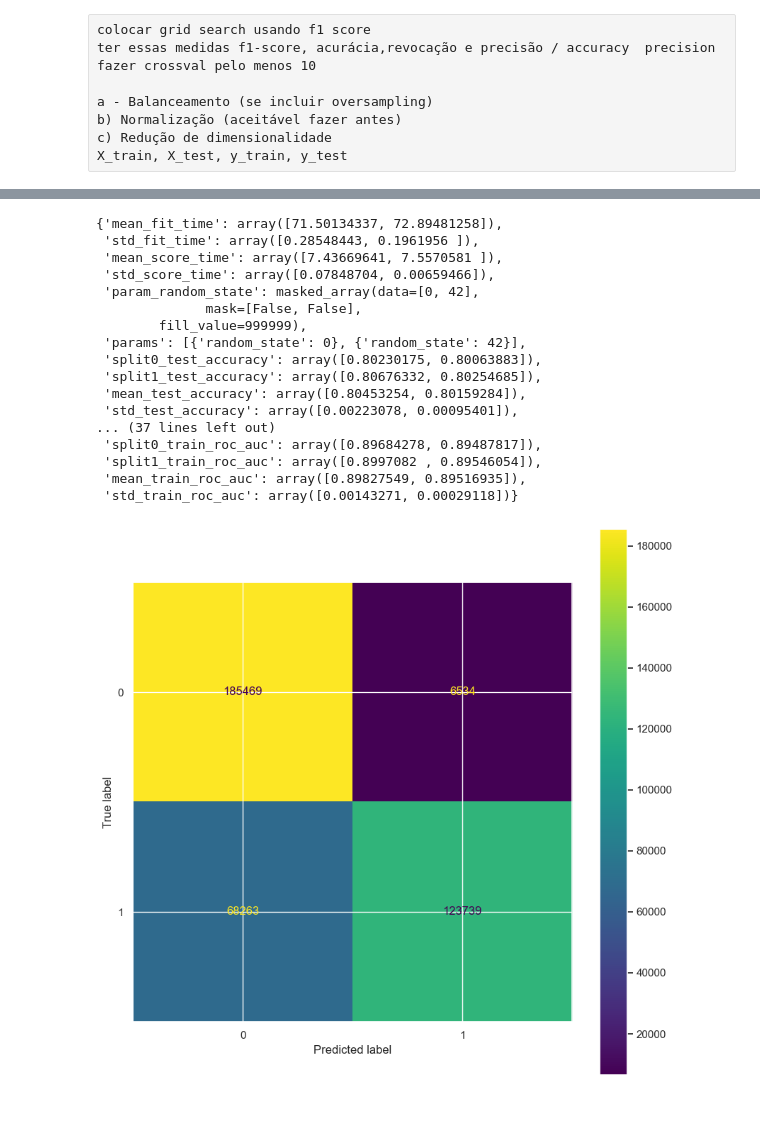
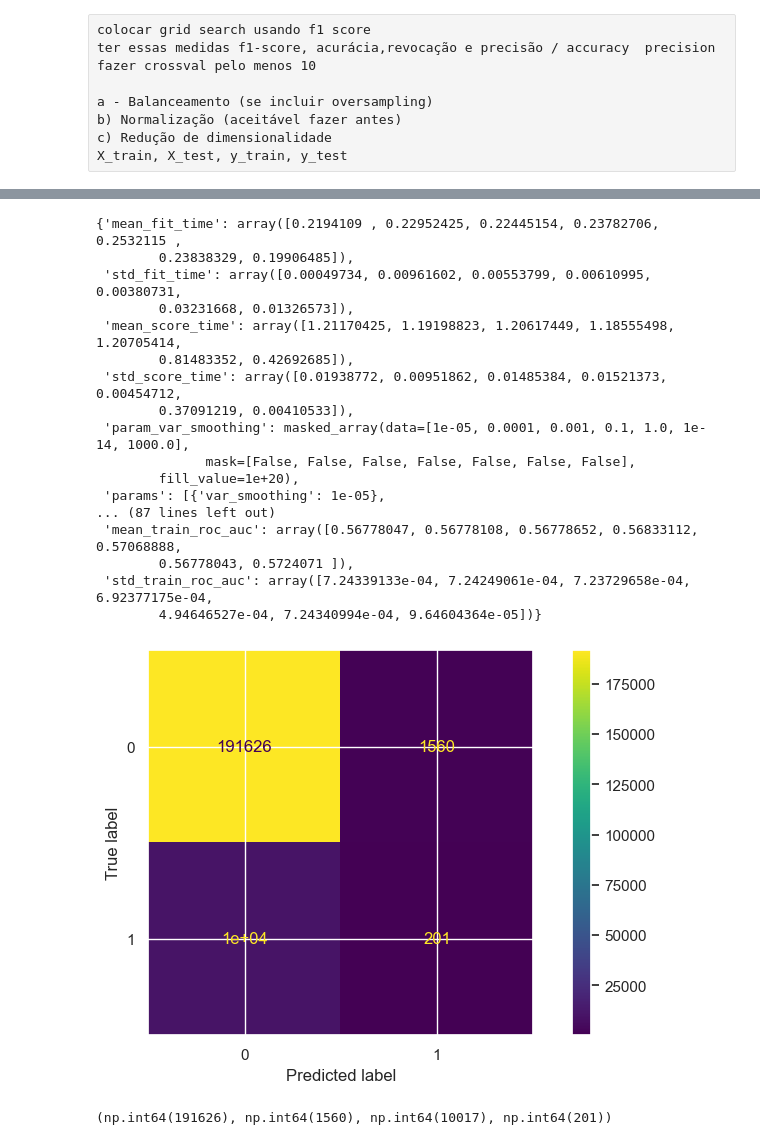
Before and after one commit to AlexCecconi/ReconhecimentoPadroes_FrenchInsurance, a Jupyter notebook: Motor_Insurance_Project.ipynb, the cells around one changed output, grey strips where cells are left out. Drawn from its saved outputs; the diff is of its cells as text; code cells hidden in the pictures; blank space fills up the shorter version.

```diff
--- a/Motor_Insurance_Project.ipynb
+++ b/Motor_Insurance_Project.ipynb
@@ -521,22 +525,16 @@ X_res.shape
 # %%
-#X_train, X_test, y_train, y_test = train_test_split( scaler.fit_transform(X), y, test_size=0.30, random_state=42, stratify = y)
-X_train, X_test, y_train, y_test = train_test_split( scaler.fit_transform(X_res), y_res, test_size=0.30, random_state=42, stratify = y_res)
+X_train, X_test, y_train, y_test = train_test_split( scaler.fit_transform(X), y, test_size=0.30, random_state=42, stratify = y)
+#X_train, X_test, y_train, y_test = train_test_split( scaler.fit_transform(X_res), y_res, test_size=0.30, random_state=42, stratify = y_res)
 # %%
+#Medidas para avaliar no GridSearch
 scoring = ['accuracy', 'precision', 'recall', 'f1' , 'roc_auc']
-#scoring = {'prec': 'precision', 'f1': make_scorer(f1_score)   }
-#param={'var_smoothing': [0.00001, 0.0001, 0.001, 0.1, 1, 0.00000000000001]}
-#param_grid_nb = { 'alpha': np.logspace(0,-9, num=10) }
-param={'random_state': [0,42]}
-
-from sklearn.naive_bayes import GaussianNB
-from sklearn.ensemble import RandomForestClassifier
+#Hiperparametros do naive bayes
+param={'var_smoothing': [0.00001, 0.0001, 0.001, 0.1, 1, 0.00000000000001,1000]}
 
 
-#
-
-
-Model_grid = GridSearchCV( estimator=RandomForestClassifier(random_state=0, max_depth = 10), param_grid = param , verbose=3, cv=2, n_jobs=-2, return_train_score = True, scoring = scoring, refit = 'f1')
-Model_grid.fit(X_train, y_train)
+Model_grid = GridSearchCV( estimator=GaussianNB(), param_grid = param , verbose=3, cv=2, n_jobs=-2, return_train_score = True,
+                          scoring = scoring, refit = 'f1')
+Model_grid.fit(X_train, y_train )
 
 print(Model_grid.score(X_test,y_test) )
 print(Model_grid.best_estimator_)
@@ -565,20 +552,21 @@ plt.show()
 # %%
+#Todos os resultados
 Model_grid.cv_results_
 # %% [output]
-{'mean_fit_time': array([71.50134337, 72.89481258]),
- 'std_fit_time': array([0.28548443, 0.1961956 ]),
- 'mean_score_time': array([7.43669641, 7.5570581 ]),
- 'std_score_time': array([0.07848704, 0.00659466]),
- 'param_random_state': masked_array(data=[0, 42],
-              mask=[False, False],
-        fill_value=999999),
- 'params': [{'random_state': 0}, {'random_state': 42}],
- 'split0_test_accuracy': array([0.80230175, 0.80063883]),
- 'split1_test_accuracy': array([0.80676332, 0.80254685]),
- 'mean_test_accuracy': array([0.80453254, 0.80159284]),
- 'std_test_accuracy': array([0.00223078, 0.00095401]),
-... (37 lines left out)
- 'split0_train_roc_auc': array([0.89684278, 0.89487817]),
- 'split1_train_roc_auc': array([0.8997082 , 0.89546054]),
- 'mean_train_roc_auc': array([0.89827549, 0.89516935]),
- 'std_train_roc_auc': array([0.00143271, 0.00029118])}
+{'mean_fit_time': array([0.2194109 , 0.22952425, 0.22445154, 0.23782706, 0.2532115 ,
+        0.23838329, 0.19906485]),
+ 'std_fit_time': array([0.00049734, 0.00961602, 0.00553799, 0.00610995, 0.00380731,
+        0.03231668, 0.01326573]),
+ 'mean_score_time': array([1.21170425, 1.19198823, 1.20617449, 1.18555498, 1.20705414,
+        0.81483352, 0.42692685]),
+ 'std_score_time': array([0.01938772, 0.00951862, 0.01485384, 0.01521373, 0.00454712,
+        0.37091219, 0.00410533]),
+ 'param_var_smoothing': masked_array(data=[1e-05, 0.0001, 0.001, 0.1, 1.0, 1e-14, 1000.0],
+              mask=[False, False, False, False, False, False, False],
+        fill_value=1e+20),
+ 'params': [{'var_smoothing': 1e-05},
+... (87 lines left out)
+ 'mean_train_roc_auc': array([0.56778047, 0.56778108, 0.56778652, 0.56833112, 0.57068888,
+        0.56778043, 0.5724071 ]),
+ 'std_train_roc_auc': array([7.24339133e-04, 7.24249061e-04, 7.23729658e-04, 6.92377175e-04,
+        4.94646527e-04, 7.24340994e-04, 9.64604364e-05])}
@@ -590,11 +573,12 @@ param_grid = [
 # %%
-from sklearn.datasets import make_classification
-from sklearn.metrics import confusion_matrix, ConfusionMatrixDisplay
+#Matriz de confusao
+fig, ax = plt.subplots(1,1 ,figsize=(10,5))
 
 predictions = Model_grid.predict(X_test)
 cm = confusion_matrix(y_test, predictions, labels=Model_grid.classes_)
 disp = ConfusionMatrixDisplay(confusion_matrix=cm, display_labels = clf.classes_)
-disp.plot()
+
+disp.plot(ax=ax)
 plt.show()
 # %% [output]
-[figure, old version]
+[figure, new version]
@@ -603 +585,6 @@ plt.show()
+# %%
+tn, fp, fn, tp = confusion_matrix(y_test, predictions, labels=Model_grid.classes_).ravel()
+(tn, fp, fn, tp)
+# %% [output]
+(np.int64(191626), np.int64(1560), np.int64(10017), np.int64(201))
 # %%
```
Also changed, not shown: parts of 22 cells of this notebook.
